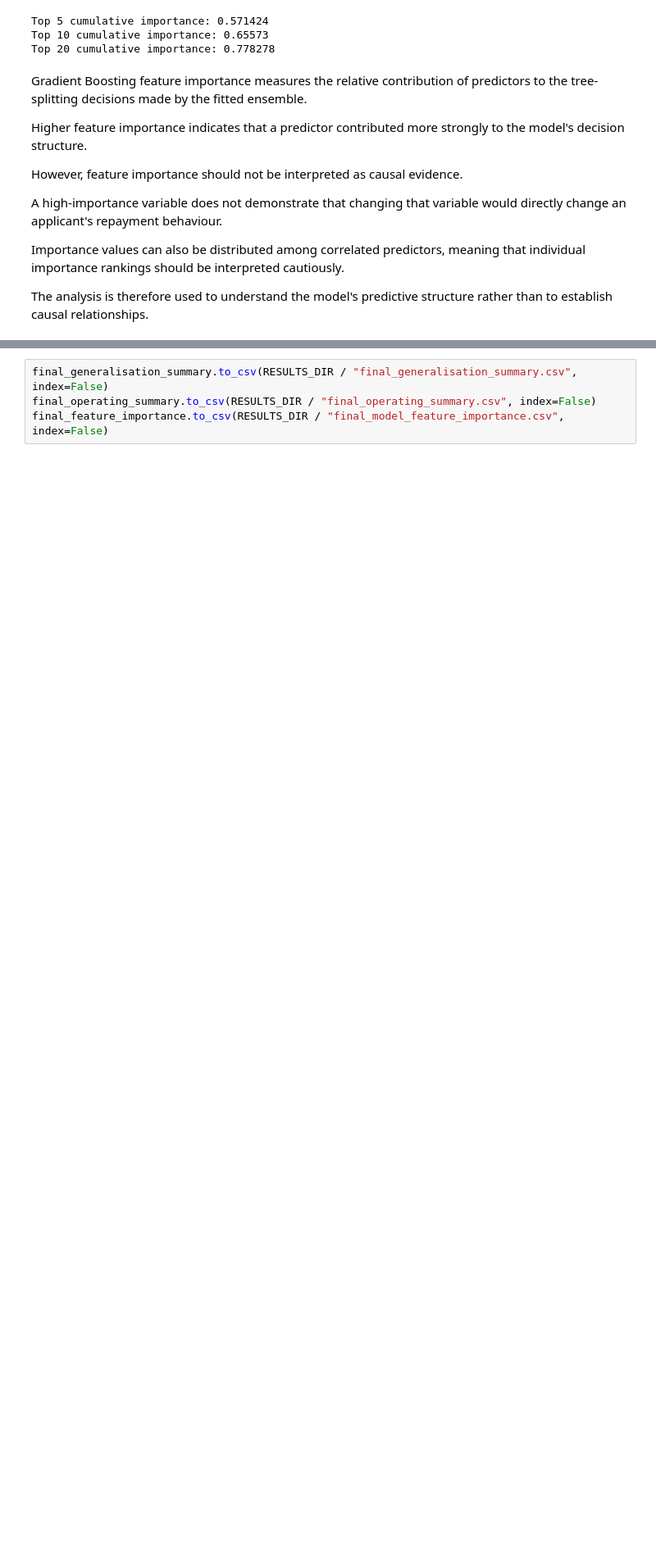
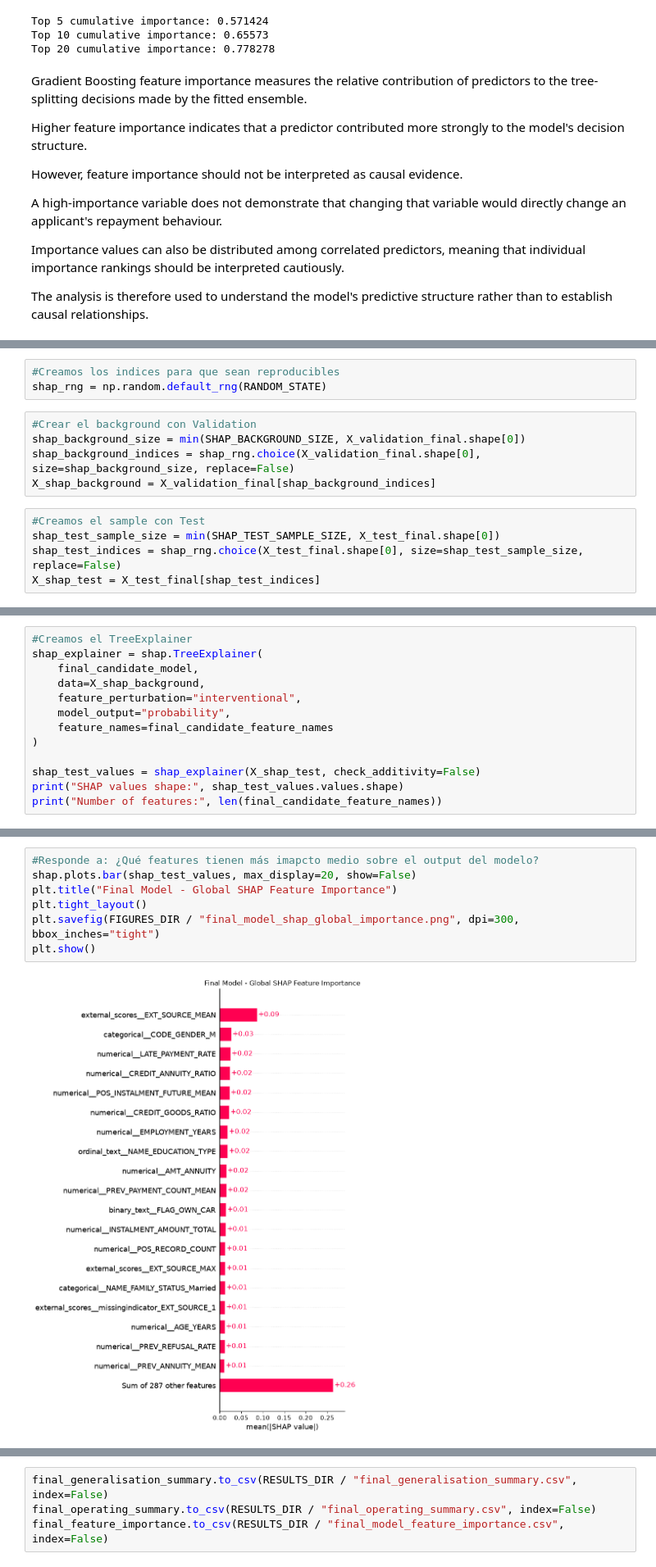
Before and after one commit to w0lfpy/Home-Credit-Default-Risk, a Jupyter notebook: notebooks/05_evaluation.ipynb, the cells around one changed output, grey strips where cells are left out. Shown at 82% size. Cells and saved outputs as stored; diff of their text form; blank space fills up the shorter version.

Commit message:
update: implement SHAP feature to evaluation notebook

```diff
--- a/notebooks/05_evaluation.ipynb
+++ b/notebooks/05_evaluation.ipynb
@@ -2187,0 +2210,13 @@ The analysis is therefore used to understand the model's predictive structure ra
+# %%
+#Creamos los indices para que sean reproducibles
+shap_rng = np.random.default_rng(RANDOM_STATE)
+# %%
+#Crear el background con Validation
+shap_background_size = min(SHAP_BACKGROUND_SIZE, X_validation_final.shape[0])
+shap_background_indices = shap_rng.choice(X_validation_final.shape[0], size=shap_background_size, replace=False)
+X_shap_background = X_validation_final[shap_background_indices]
+# %%
+#Creamos el sample con Test
+shap_test_sample_size = min(SHAP_TEST_SAMPLE_SIZE, X_test_final.shape[0])
+shap_test_indices = shap_rng.choice(X_test_final.shape[0], size=shap_test_sample_size, replace=False)
+X_shap_test = X_test_final[shap_test_indices]
@@ -2187,0 +2229,13 @@ The analysis is therefore used to understand the model's predictive structure ra
+# %%
+#Creamos el TreeExplainer
+shap_explainer = shap.TreeExplainer(
+    final_candidate_model,
+    data=X_shap_background,
+    feature_perturbation="interventional",
+    model_output="probability",
+    feature_names=final_candidate_feature_names
+)
+
+shap_test_values = shap_explainer(X_shap_test, check_additivity=False)
+print("SHAP values shape:", shap_test_values.values.shape)
+print("Number of features:", len(final_candidate_feature_names))
@@ -2187,0 +2291,9 @@ The analysis is therefore used to understand the model's predictive structure ra
+# %%
+#Responde a: ¿Qué features tienen más imapcto medio sobre el output del modelo?
+shap.plots.bar(shap_test_values, max_display=20, show=False)
+plt.title("Final Model - Global SHAP Feature Importance")
+plt.tight_layout()
+plt.savefig(FIGURES_DIR / "final_model_shap_global_importance.png", dpi=300, bbox_inches="tight")
+plt.show()
+# %% [output]
+[figure, added]
```
Also changed, not shown: parts of 29 cells of this notebook, 9 other files.
